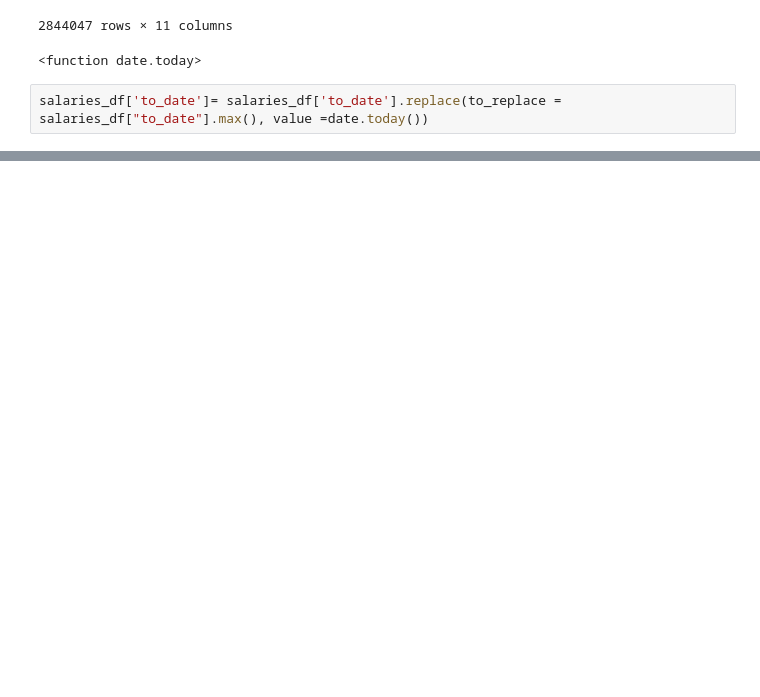
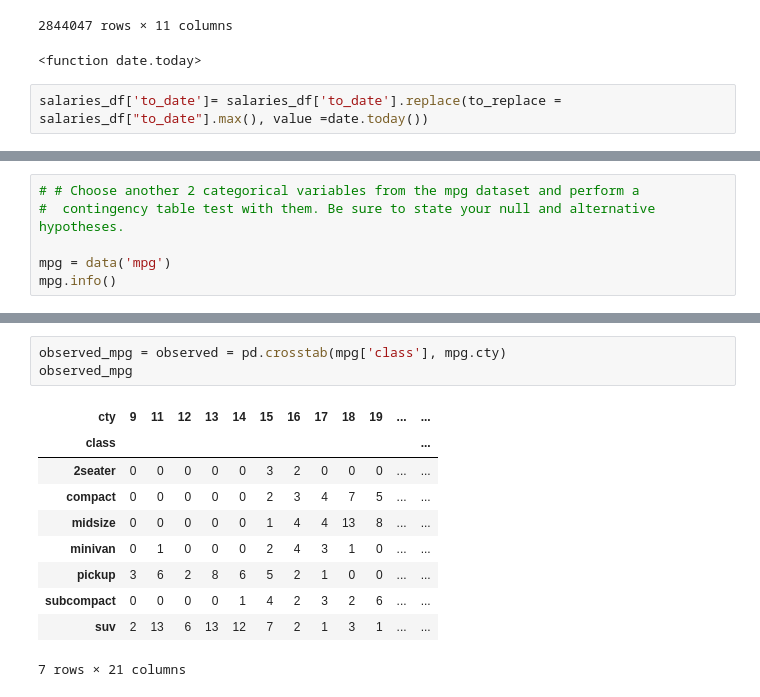
Before and after one commit to albertopuentes/statistics-exercises, a Jupyter notebook: hypothesis_testing.ipynb, the cells around one changed output, grey strips where cells are left out. Drawn from its saved outputs; the diff is of its cells as text; blank space fills up the shorter version.

```diff
--- a/hypothesis_testing.ipynb
+++ b/hypothesis_testing.ipynb
@@ -351,0 +395,6 @@ salaries_df['to_date']= salaries_df['to_date'].replace(to_replace = salaries_df[
+# %%
+# # Choose another 2 categorical variables from the mpg dataset and perform a
+#  contingency table test with them. Be sure to state your null and alternative hypotheses.
+
+mpg = data('mpg')
+mpg.info()
@@ -351,0 +420,14 @@ salaries_df['to_date']= salaries_df['to_date'].replace(to_replace = salaries_df[
+# %%
+observed_mpg = observed = pd.crosstab(mpg['class'], mpg.cty)
+observed_mpg
+# %% [output]
+| cty | 9 | 11 | 12 | 13 | 14 | 15 | 16 | 17 | 18 | 19 | ... | ... |
+| class |  |  |  |  |  |  |  |  |  |  |  | ... |
+| 2seater | 0 | 0 | 0 | 0 | 0 | 3 | 2 | 0 | 0 | 0 | ... | ... |
+| compact | 0 | 0 | 0 | 0 | 0 | 2 | 3 | 4 | 7 | 5 | ... | ... |
+| midsize | 0 | 0 | 0 | 0 | 0 | 1 | 4 | 4 | 13 | 8 | ... | ... |
+| minivan | 0 | 1 | 0 | 0 | 0 | 2 | 4 | 3 | 1 | 0 | ... | ... |
+| pickup | 3 | 6 | 2 | 8 | 6 | 5 | 2 | 1 | 0 | 0 | ... | ... |
+| subcompact | 0 | 0 | 0 | 0 | 1 | 4 | 2 | 3 | 2 | 6 | ... | ... |
+| suv | 2 | 13 | 6 | 13 | 12 | 7 | 2 | 1 | 3 | 1 | ... | ... |
+7 rows × 21 columns
```
Also changed, not shown: parts of 21 cells of this notebook.
